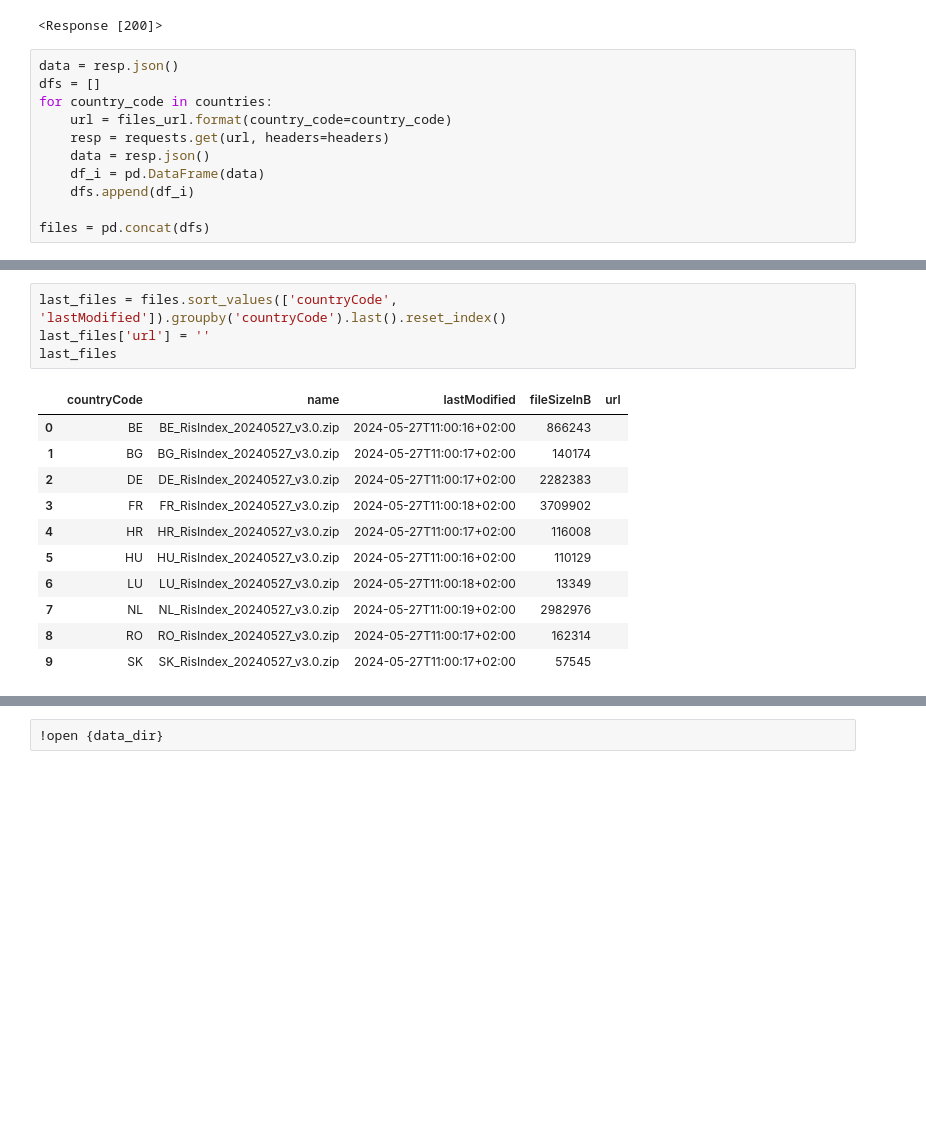
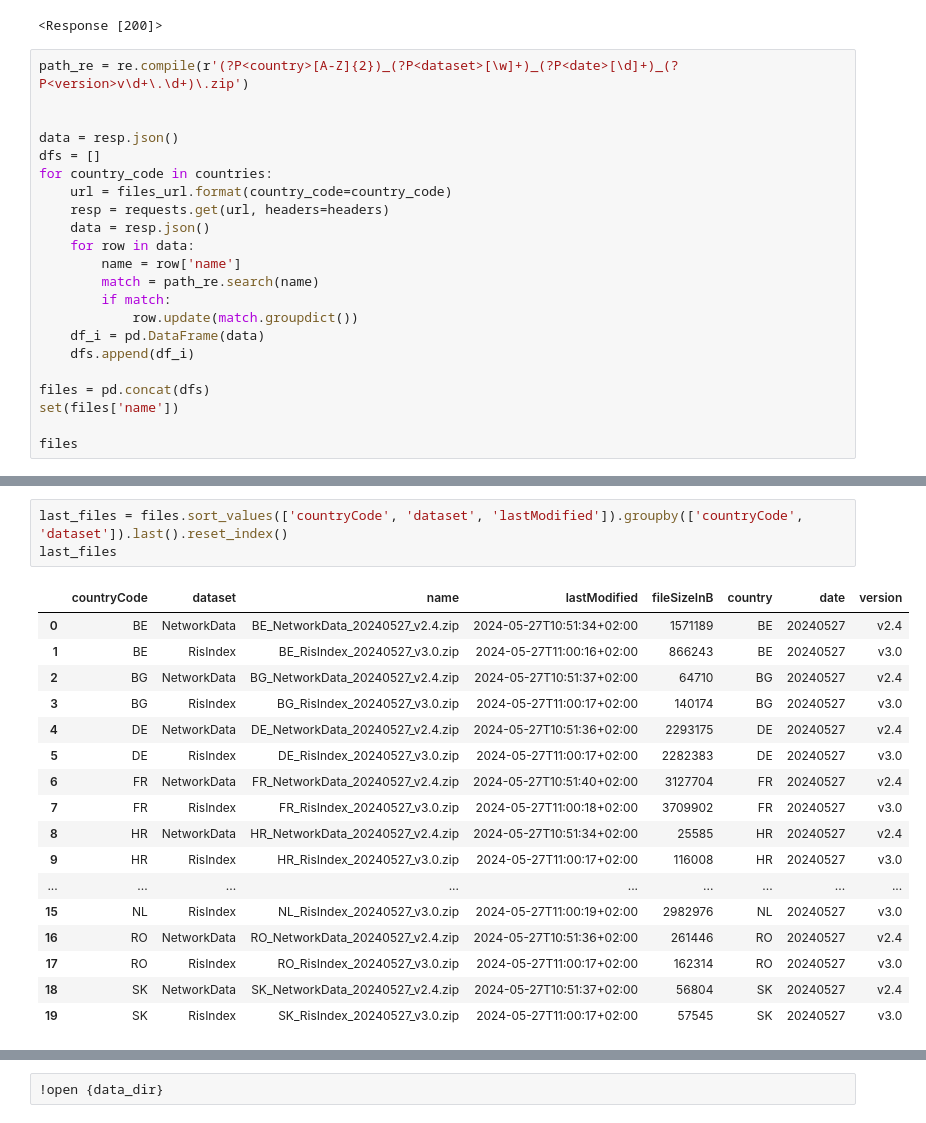
Before and after one commit to Deltares-research/digitaltwin-waterway, a Jupyter notebook: notebooks/euris-network/latest-downloads.ipynb, the cells around one changed output, grey strips where cells are left out. Cells and saved outputs as stored; diff of their text form; blank space fills up the shorter version.

```diff
--- a/notebooks/euris-network/latest-downloads.ipynb
+++ b/notebooks/euris-network/latest-downloads.ipynb
@@ -24,13 +25,24 @@ resp
 # %% [output]
 <Response [200]>
 # %%
+path_re = re.compile(r'(?P<country>[A-Z]{2})_(?P<dataset>[\w]+)_(?P<date>[\d]+)_(?P<version>v\d+\.\d+)\.zip')
+
+
 data = resp.json()
 dfs = []
 for country_code in countries:
     url = files_url.format(country_code=country_code)
     resp = requests.get(url, headers=headers)
     data = resp.json()
+    for row in data:
+        name = row['name']
+        match = path_re.search(name)
+        if match:
+            row.update(match.groupdict())
     df_i = pd.DataFrame(data)
     dfs.append(df_i)
 
 files = pd.concat(dfs)
+set(files['name'])
+
+files
@@ -37,17 +63,22 @@ files = pd.concat(dfs)
 # %%
-last_files = files.sort_values(['countryCode', 'lastModified']).groupby('countryCode').last().reset_index()
-last_files['url'] = ''
+last_files = files.sort_values(['countryCode', 'dataset', 'lastModified']).groupby(['countryCode', 'dataset']).last().reset_index()
 last_files
 # %% [output]
-|  | countryCode | name | lastModified | fileSizeInB | url |
-| 0 | BE | BE_RisIndex_20240527_v3.0.zip | 2024-05-27T11:00:16+02:00 | 866243 |  |
-| 1 | BG | BG_RisIndex_20240527_v3.0.zip | 2024-05-27T11:00:17+02:00 | 140174 |  |
-| 2 | DE | DE_RisIndex_20240527_v3.0.zip | 2024-05-27T11:00:17+02:00 | 2282383 |  |
-| 3 | FR | FR_RisIndex_20240527_v3.0.zip | 2024-05-27T11:00:18+02:00 | 3709902 |  |
-| 4 | HR | HR_RisIndex_20240527_v3.0.zip | 2024-05-27T11:00:17+02:00 | 116008 |  |
-| 5 | HU | HU_RisIndex_20240527_v3.0.zip | 2024-05-27T11:00:16+02:00 | 110129 |  |
-| 6 | LU | LU_RisIndex_20240527_v3.0.zip | 2024-05-27T11:00:18+02:00 | 13349 |  |
-| 7 | NL | NL_RisIndex_20240527_v3.0.zip | 2024-05-27T11:00:19+02:00 | 2982976 |  |
-| 8 | RO | RO_RisIndex_20240527_v3.0.zip | 2024-05-27T11:00:17+02:00 | 162314 |  |
-| 9 | SK | SK_RisIndex_20240527_v3.0.zip | 2024-05-27T11:00:17+02:00 | 57545 |  |
+|  | countryCode | dataset | name | lastModified | fileSizeInB | country | date | version |
+| 0 | BE | NetworkData | BE_NetworkData_20240527_v2.4.zip | 2024-05-27T10:51:34+02:00 | 1571189 | BE | 20240527 | v2.4 |
+| 1 | BE | RisIndex | BE_RisIndex_20240527_v3.0.zip | 2024-05-27T11:00:16+02:00 | 866243 | BE | 20240527 | v3.0 |
+| 2 | BG | NetworkData | BG_NetworkData_20240527_v2.4.zip | 2024-05-27T10:51:37+02:00 | 64710 | BG | 20240527 | v2.4 |
+| 3 | BG | RisIndex | BG_RisIndex_20240527_v3.0.zip | 2024-05-27T11:00:17+02:00 | 140174 | BG | 20240527 | v3.0 |
+| 4 | DE | NetworkData | DE_NetworkData_20240527_v2.4.zip | 2024-05-27T10:51:36+02:00 | 2293175 | DE | 20240527 | v2.4 |
+| 5 | DE | RisIndex | DE_RisIndex_20240527_v3.0.zip | 2024-05-27T11:00:17+02:00 | 2282383 | DE | 20240527 | v3.0 |
+| 6 | FR | NetworkData | FR_NetworkData_20240527_v2.4.zip | 2024-05-27T10:51:40+02:00 | 3127704 | FR | 20240527 | v2.4 |
+| 7 | FR | RisIndex | FR_RisIndex_20240527_v3.0.zip | 2024-05-27T11:00:18+02:00 | 3709902 | FR | 20240527 | v3.0 |
+| 8 | HR | NetworkData | HR_NetworkData_20240527_v2.4.zip | 2024-05-27T10:51:34+02:00 | 25585 | HR | 20240527 | v2.4 |
+| 9 | HR | RisIndex | HR_RisIndex_20240527_v3.0.zip | 2024-05-27T11:00:17+02:00 | 116008 | HR | 20240527 | v3.0 |
+| ... | ... | ... | ... | ... | ... | ... | ... | ... |
+| 15 | NL | RisIndex | NL_RisIndex_20240527_v3.0.zip | 2024-05-27T11:00:19+02:00 | 2982976 | NL | 20240527 | v3.0 |
+| 16 | RO | NetworkData | RO_NetworkData_20240527_v2.4.zip | 2024-05-27T10:51:36+02:00 | 261446 | RO | 20240527 | v2.4 |
+| 17 | RO | RisIndex | RO_RisIndex_20240527_v3.0.zip | 2024-05-27T11:00:17+02:00 | 162314 | RO | 20240527 | v3.0 |
+| 18 | SK | NetworkData | SK_NetworkData_20240527_v2.4.zip | 2024-05-27T10:51:37+02:00 | 56804 | SK | 20240527 | v2.4 |
+| 19 | SK | RisIndex | SK_RisIndex_20240527_v3.0.zip | 2024-05-27T11:00:17+02:00 | 57545 | SK | 20240527 | v3.0 |
 # %%
```
Also changed, not shown: parts of 4 cells of this notebook, 1 other file.
